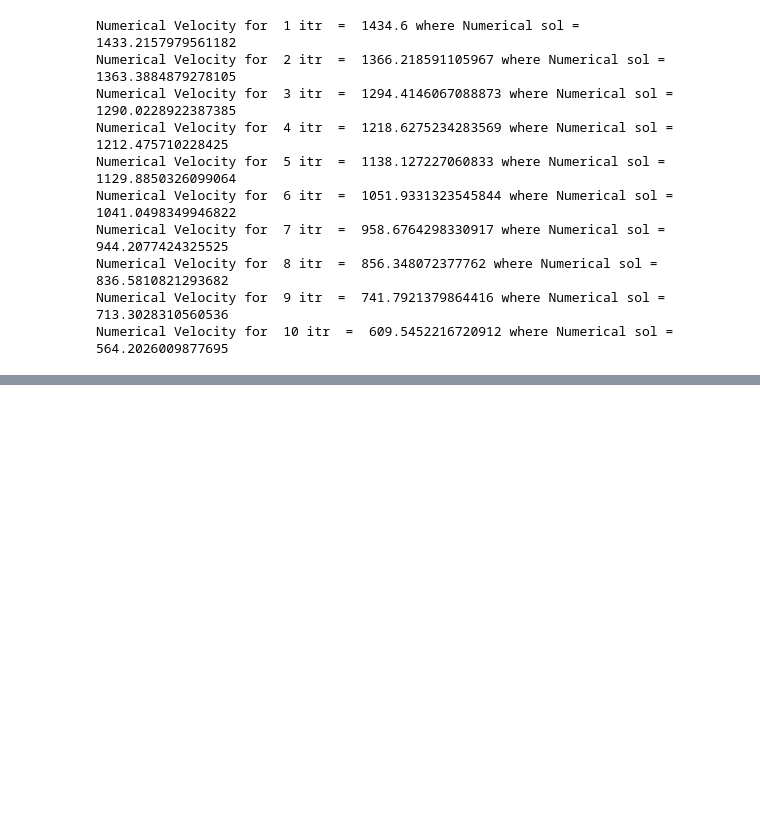
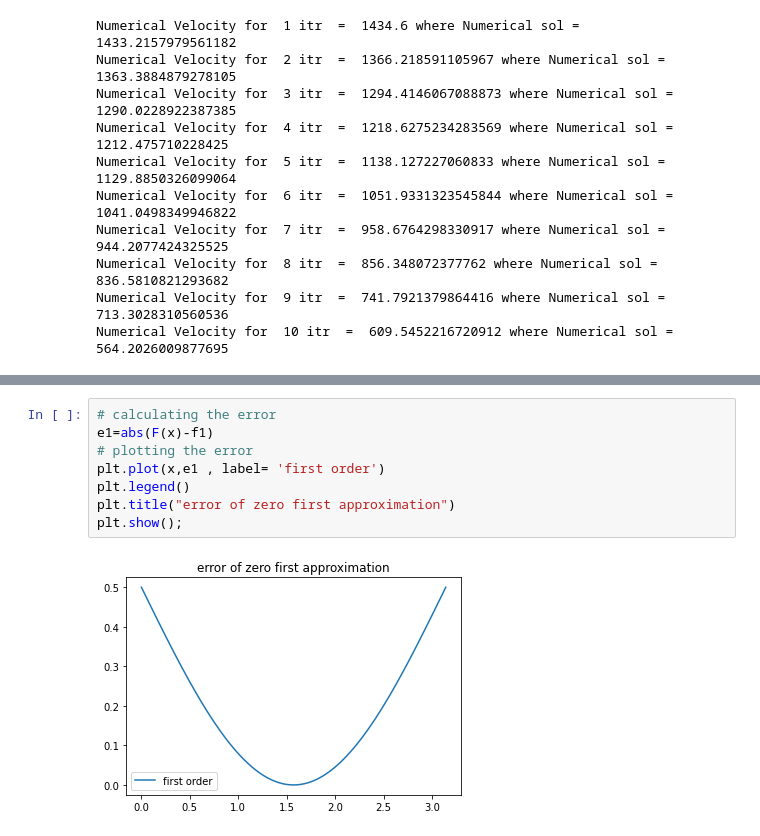
Before and after one commit to 1brahimmohamed/2nd-year-assignments, a Jupyter notebook: Numerical Methods Assignment 1/Task 1.ipynb, the cells around one changed output, grey strips where cells are left out. Cells and saved outputs as stored; diff of their text form; blank space fills up the shorter version.

```diff
--- a/Numerical Methods Assignment 1/Task 1.ipynb
+++ b/Numerical Methods Assignment 1/Task 1.ipynb
@@ -148,0 +216,10 @@ Numerical Velocity for  10 itr  =  609.5452216720912 where Numerical sol =  564.
+# %%
+# calculating the error
+e1=abs(F(x)-f1)
+# plotting the error
+plt.plot(x,e1 , label= 'first order')
+plt.legend()
+plt.title("error of zero first approximation")
+plt.show();
+# %% [output]
+[figure, added]
```
Also changed, not shown: parts of 31 cells of this notebook, 2 other files.
